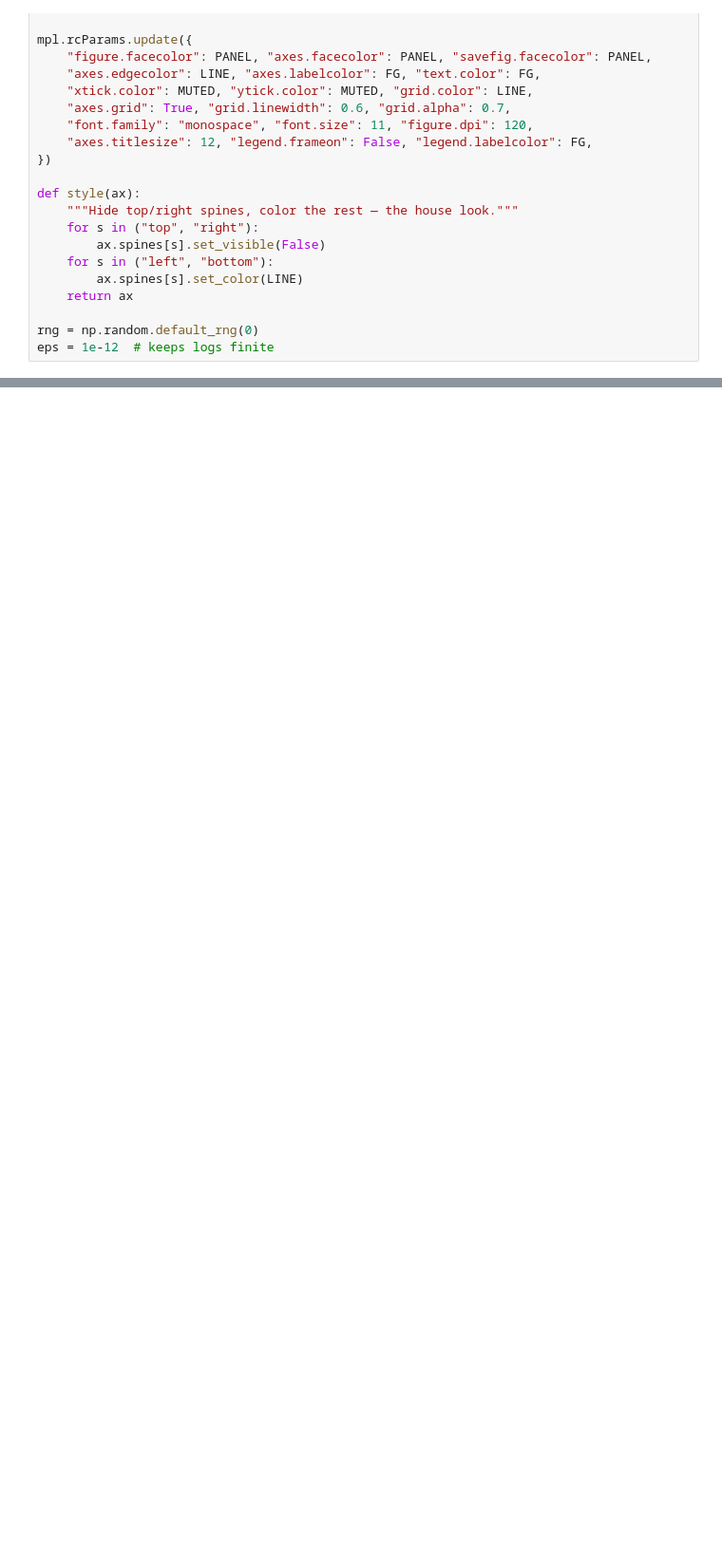
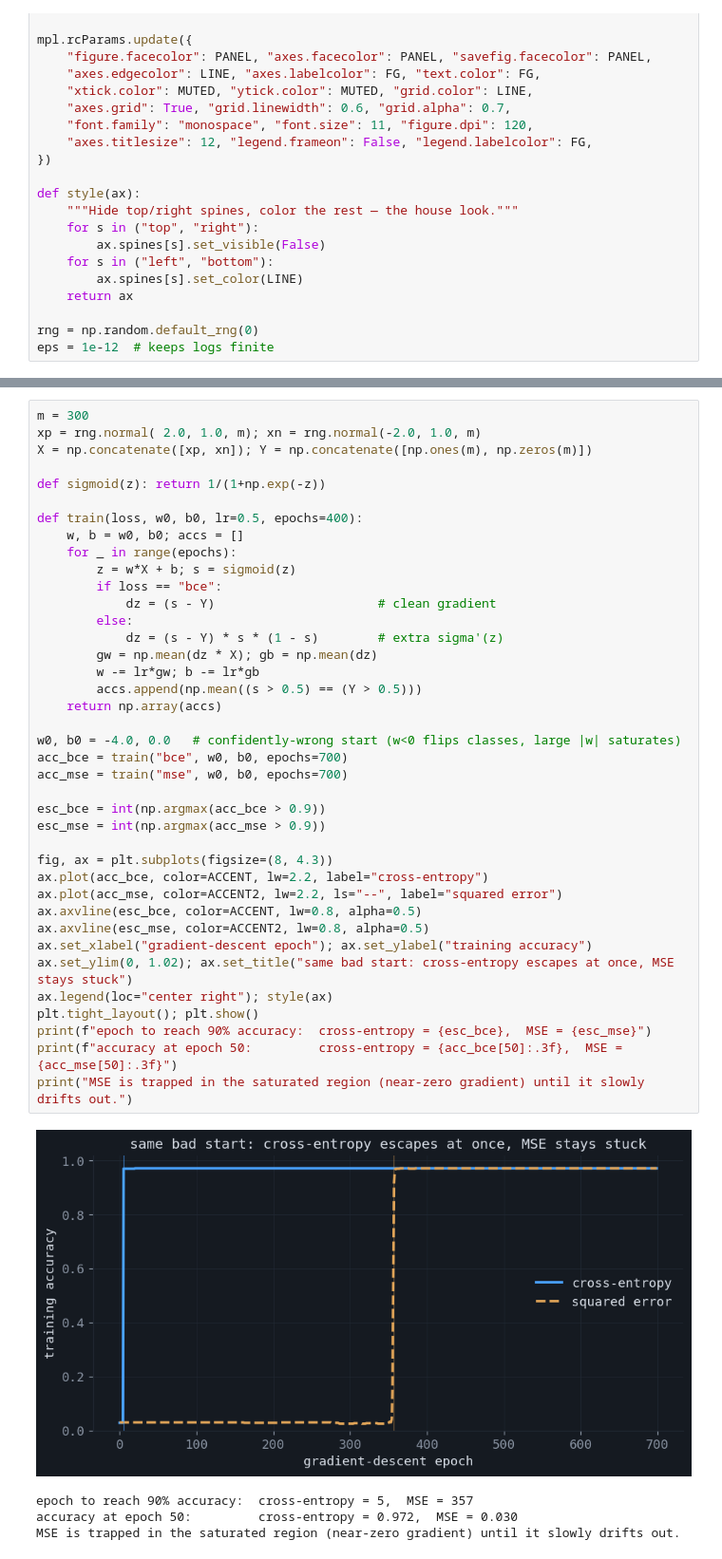
Before and after one commit to mmkuznecov/mmkuznecov.github.io, a Jupyter notebook: posts/several-views-on-cross-entropy/artifacts/experiments.ipynb, the cells around one changed output, grey strips where cells are left out. Shown at 95% size. Saved outputs shown, nothing was run; the diff lists cells and outputs as text; blank space fills up the shorter version.

```diff
--- a/posts/several-views-on-cross-entropy/artifacts/experiments.ipynb
+++ b/posts/several-views-on-cross-entropy/artifacts/experiments.ipynb
@@ -246,0 +255,44 @@ reverse  best fit: mu=3.50, sd=1.01  (narrow, locks onto one mode)
+# %%
+m = 300
+xp = rng.normal( 2.0, 1.0, m); xn = rng.normal(-2.0, 1.0, m)
+X = np.concatenate([xp, xn]); Y = np.concatenate([np.ones(m), np.zeros(m)])
+
+def sigmoid(z): return 1/(1+np.exp(-z))
+
+def train(loss, w0, b0, lr=0.5, epochs=400):
+    w, b = w0, b0; accs = []
+    for _ in range(epochs):
+        z = w*X + b; s = sigmoid(z)
+        if loss == "bce":
+            dz = (s - Y)                      # clean gradient
+        else:
+            dz = (s - Y) * s * (1 - s)        # extra sigma'(z)
+        gw = np.mean(dz * X); gb = np.mean(dz)
+        w -= lr*gw; b -= lr*gb
+        accs.append(np.mean((s > 0.5) == (Y > 0.5)))
+    return np.array(accs)
+
+w0, b0 = -4.0, 0.0   # confidently-wrong start (w<0 flips classes, large |w| saturates)
+acc_bce = train("bce", w0, b0, epochs=700)
+acc_mse = train("mse", w0, b0, epochs=700)
+
+esc_bce = int(np.argmax(acc_bce > 0.9))
+esc_mse = int(np.argmax(acc_mse > 0.9))
+
+fig, ax = plt.subplots(figsize=(8, 4.3))
+ax.plot(acc_bce, color=ACCENT, lw=2.2, label="cross-entropy")
+ax.plot(acc_mse, color=ACCENT2, lw=2.2, ls="--", label="squared error")
+ax.axvline(esc_bce, color=ACCENT, lw=0.8, alpha=0.5)
+ax.axvline(esc_mse, color=ACCENT2, lw=0.8, alpha=0.5)
+ax.set_xlabel("gradient-descent epoch"); ax.set_ylabel("training accuracy")
+ax.set_ylim(0, 1.02); ax.set_title("same bad start: cross-entropy escapes at once, MSE stays stuck")
+ax.legend(loc="center right"); style(ax)
+plt.tight_layout(); plt.show()
+print(f"epoch to reach 90% accuracy:  cross-entropy = {esc_bce},  MSE = {esc_mse}")
+print(f"accuracy at epoch 50:         cross-entropy = {acc_bce[50]:.3f},  MSE = {acc_mse[50]:.3f}")
+print("MSE is trapped in the saturated region (near-zero gradient) until it slowly drifts out.")
+# %% [output]
+[figure, added]
+epoch to reach 90% accuracy:  cross-entropy = 5,  MSE = 357
+accuracy at epoch 50:         cross-entropy = 0.972,  MSE = 0.030
+MSE is trapped in the saturated region (near-zero gradient) until it slowly drifts out.
```
Also changed, not shown: parts of 14 cells of this notebook, 8 other files.
